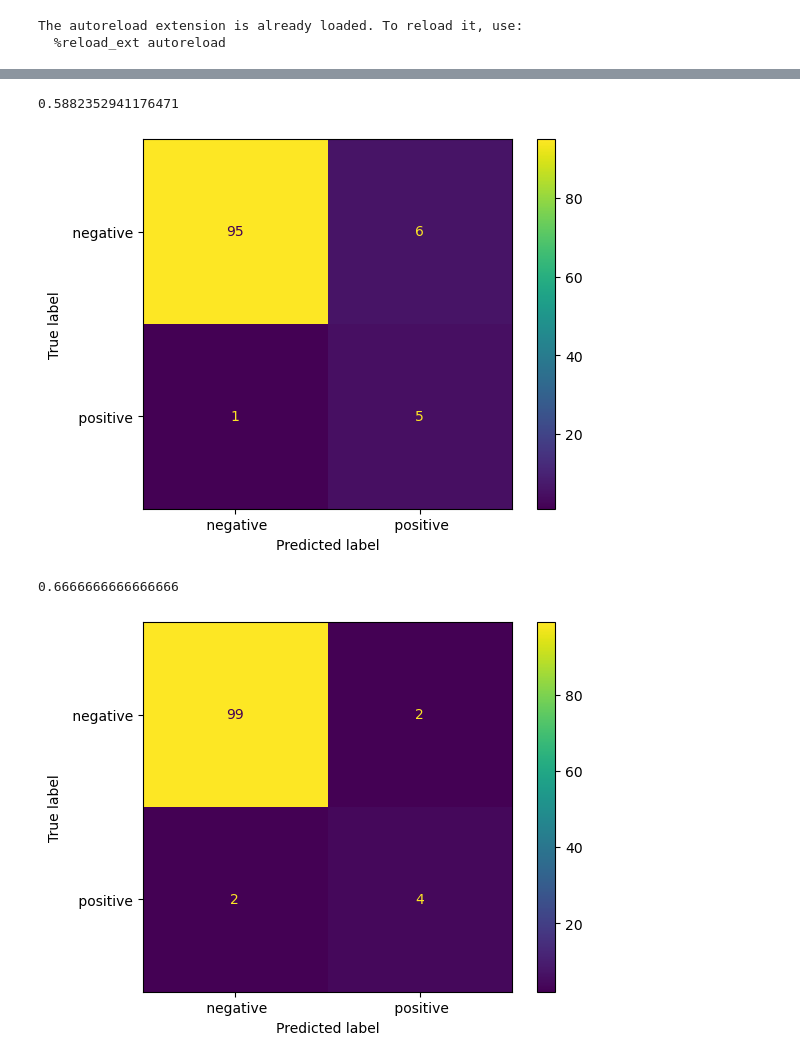
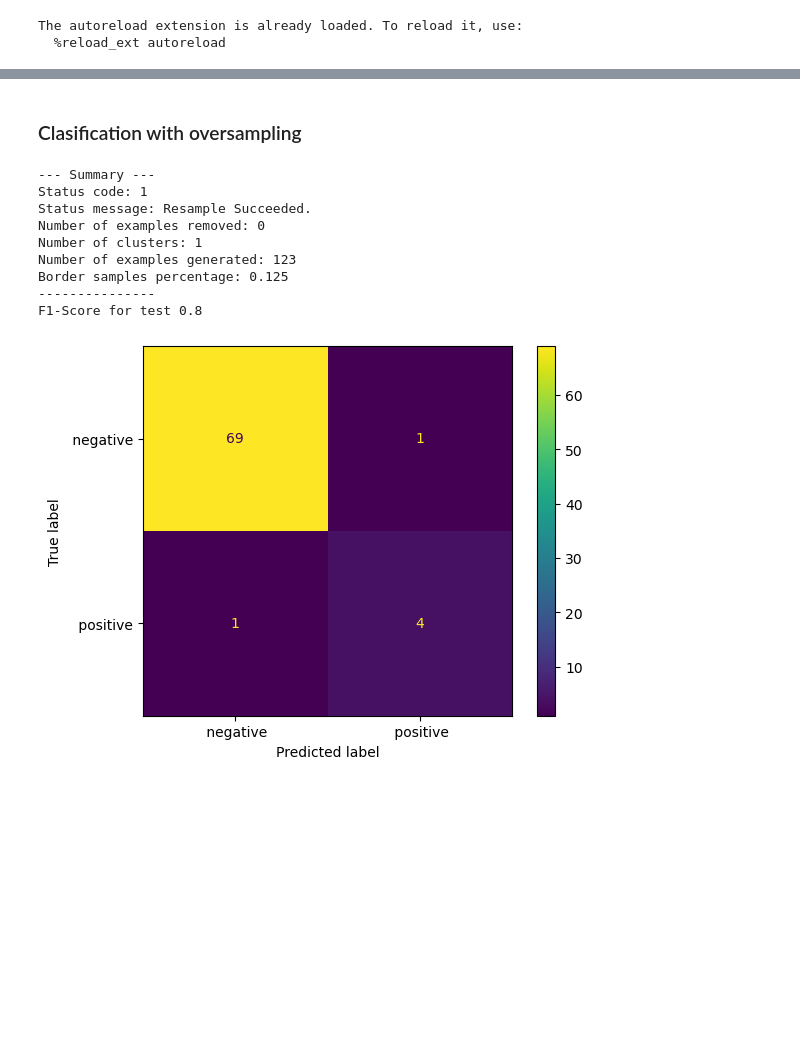
Before and after one commit to UnaiLalana/DAB-SMOTE, a Jupyter notebook: notebooks/InitialTest.ipynb, the cells around one changed output, grey strips where cells are left out. Cells and saved outputs as stored; diff of their text form; code cells hidden in the pictures; blank space fills up the shorter version.

```diff
--- a/notebooks/InitialTest.ipynb
+++ b/notebooks/InitialTest.ipynb
@@ -20,4 +33,4 @@ The autoreload extension is already loaded. To reload it, use:
 # %%
-df = pd.read_csv("./../MEDIA/glass4.dat", header=None)
+df = pd.read_csv("./../data/initial_test/glass4.dat", header=None)
 X = np.array(df.loc[:, df.columns != 9])
 y = np.array(df[9])
@@ -39,10 +66,0 @@ Imbalanced Ratio:  15.461538461538462
-# %%
-clasificador = linear_model.LogisticRegression(penalty='l2',solver='lbfgs', max_iter=1000)
-clasificador.fit(X, y)
-predictions = clasificador.predict(X)
-clasificador.score(X, y)
-print(f1_score(np.array(y), predictions, pos_label=" positive"))
-cm = confusion_matrix(y, predictions, labels=clasificador.classes_)
-disp = ConfusionMatrixDisplay(confusion_matrix=cm, display_labels=clasificador.classes_)
-disp.plot()
-plt.show()
@@ -80,2 +69,2 @@ plt.show()
 # %%
-X_train, X_test, y_train, y_test = model_selection.train_test_split(X, y, test_size=0.5, random_state=42, stratify= y)
+X_train, X_test, y_train, y_test = model_selection.train_test_split(X, y, test_size=0.35, random_state=42, stratify= y)
@@ -97,32 +88,27 @@ plt.show()
-# %%
-fs = FSDR_SMOTE.FSDR_SMOTE(distMethod = "euclidean", p=2, k = 1.35)
-X_train_oversampled, y_train_oversampled = fs.fit_resample(X_train, y_train)
-clasificadorOver = linear_model.LogisticRegression(penalty='l2',solver='lbfgs', max_iter=1000)
-clasificadorOver.fit(X_train_oversampled, y_train_oversampled)
-
-predictions = clasificadorOver.predict(X_test)
-print(f1_score(np.array(y_test), predictions, pos_label=" positive"))
-
-cm = confusion_matrix(y_test, predictions, labels=clasificadorOver.classes_)
-disp = ConfusionMatrixDisplay(confusion_matrix=cm, display_labels=clasificadorOver.classes_)
-disp.plot()
-plt.show()
-# %% [output]
-0.5882352941176471
-[figure, removed]
+# %% [markdown]
+### Clasification with oversampling ###
 # %%
-dab = DAB_SMOTE.DAB_SMOTE(distMethod = "euclidean", k = 1.75)
+dab = DAB_SMOTE.DAB_SMOTE(distMethod = "euclidean", k = 2)
 X_train_oversampled, y_train_oversampled = dab.fit_resample(X_train, y_train)
+dab.summary()
 clasificadorOver = linear_model.LogisticRegression(penalty='l2',solver='lbfgs', max_iter=1000)
 clasificadorOver.fit(X_train_oversampled, y_train_oversampled)
 
 predictions = clasificadorOver.predict(X_test)
-print(f1_score(np.array(y_test), predictions, pos_label=" positive"))
+print("F1-Score for test" , f1_score(np.array(y_test), predictions, pos_label=" positive"))
 
 cm = confusion_matrix(y_test, predictions, labels=clasificadorOver.classes_)
 disp = ConfusionMatrixDisplay(confusion_matrix=cm, display_labels=clasificadorOver.classes_)
 disp.plot()
 plt.show()
 # %% [output]
-0.6666666666666666
+--- Summary ---
+Status code: 1
+Status message: Resample Succeeded.
+Number of examples removed: 0
+Number of clusters: 1
+Number of examples generated: 123
+Border samples percentage: 0.125
+---------------
+F1-Score for test 0.8
-[figure, old version]
+[figure, new version]
```
Also changed, not shown: parts of 13 cells of this notebook, 1 other file.
